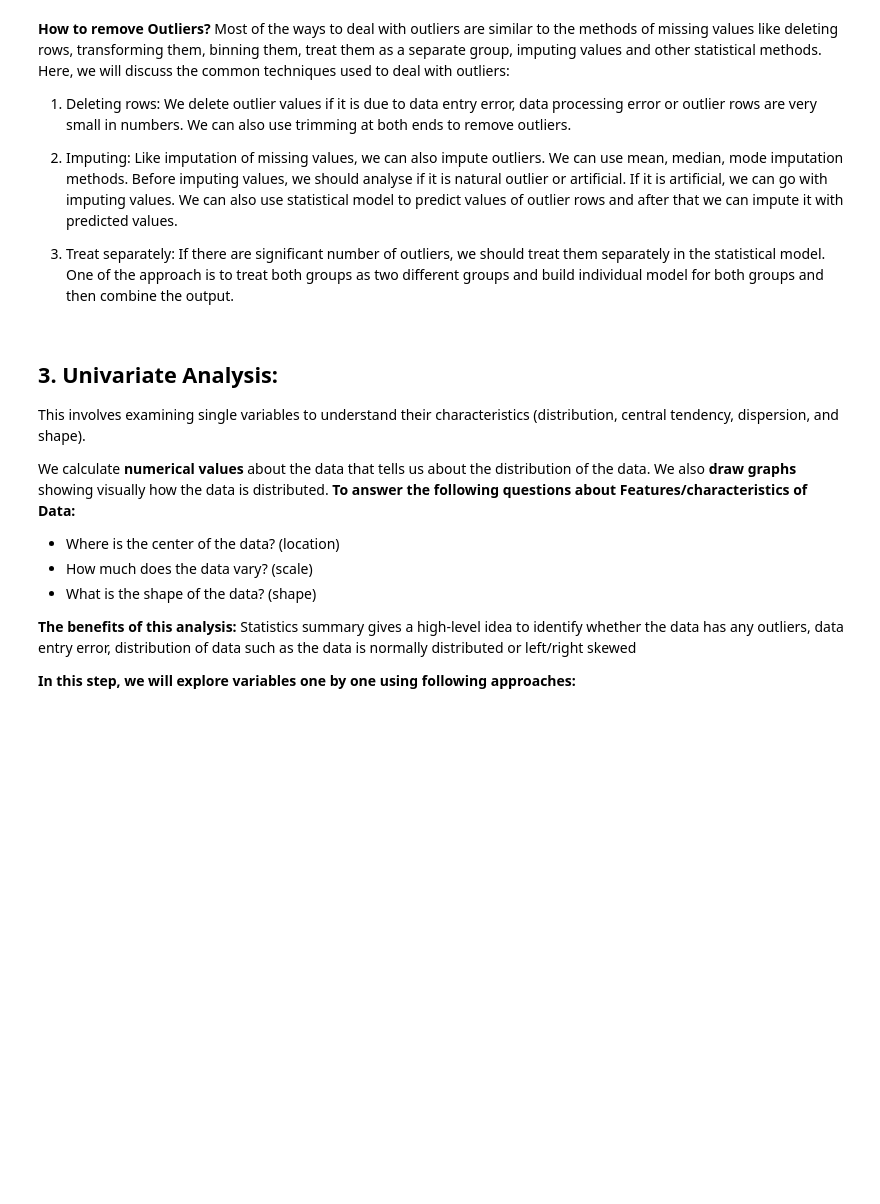
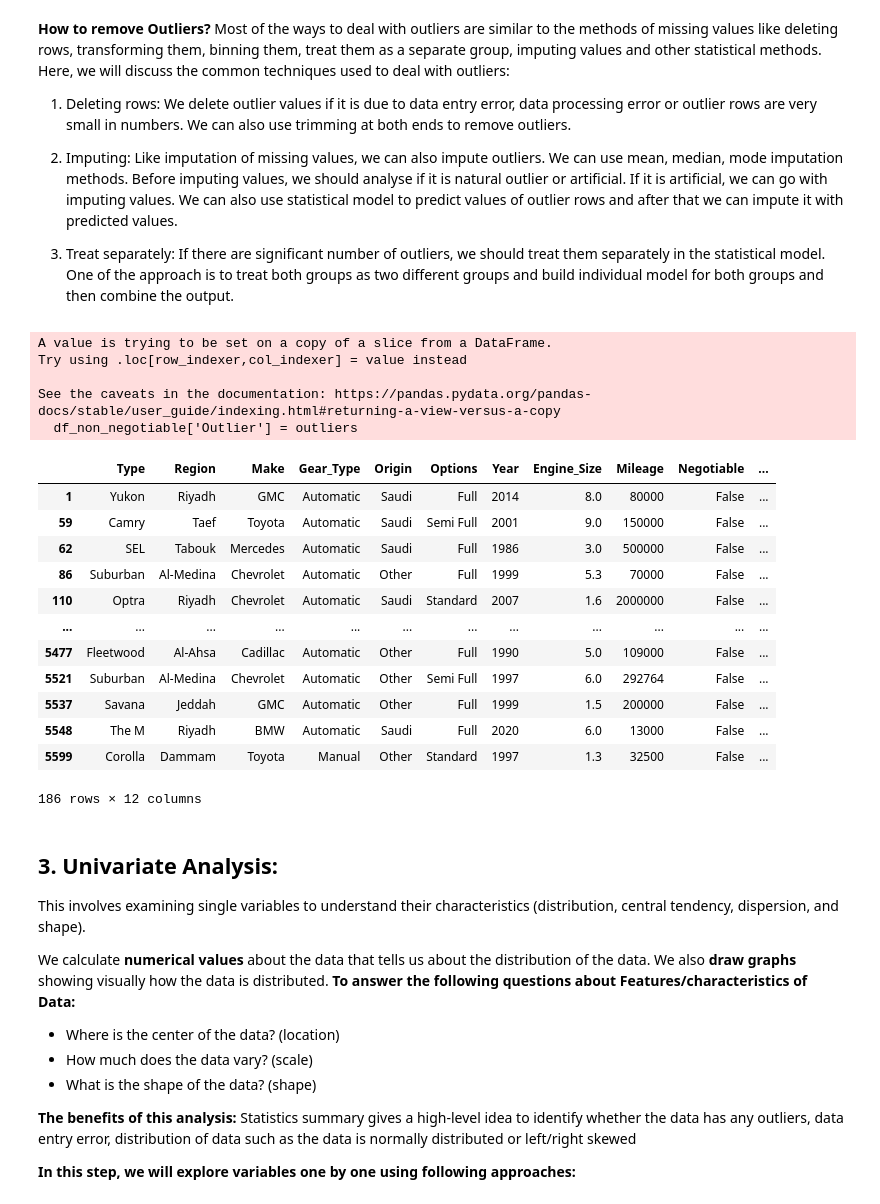
Before and after one commit to ghadaMhammed/Usecase-4, a Jupyter notebook: EDA explain template.ipynb, the cells around one changed output. Cells and saved outputs as stored; diff of their text form; code cells hidden in the pictures; blank space fills up the shorter version.

```diff
--- a/EDA explain template.ipynb
+++ b/EDA explain template.ipynb
@@ -280,3 +216,9 @@ To avoid:
+# %%
+# Filter the dataframe to get non-negotiable cars
+df_non_negotiable = df[df['Negotiable'] == False]
+
+# Filter the dataframe to get negotiable cars
+df_negotiable = df[df['Negotiable'] == True]
 # %% [markdown]
 ### Correcting errors
 
@@ -294,6 +236,48 @@ Most of the ways to deal with outliers are similar to the methods of missing val
 2. Imputing: Like imputation of missing values, we can also impute outliers. We can use mean, median, mode imputation methods. Before imputing values, we should analyse if it is natural outlier or artificial. If it is artificial, we can go with imputing values. We can also use statistical model to predict values of outlier rows and after that we can impute it with predicted values.
 
 3. Treat separately: If there are significant number of outliers, we should treat them separately in the statistical model. One of the approach is to treat both groups as two different groups and build individual model for both groups and then combine the output.
+# %%
+# NOTE : IDK IF THIS IS THE RIGHT WAY TO DO IT, IF NOT, PLEASE IGNORE THIS PART, AND TELL ME PLEASE
+# I DIDN'T DO AN ACTION TO THESE OUTLIERS, I JUST DETECTED THEM
+
+# Check outliers
+df_num_columns = df_negotiable.select_dtypes(include=['number']).columns
+
+# Calculate Z-scores for the numeric columns
+z_scores = zscore(df_non_negotiable[df_num_columns])
+
+# Set a threshold for outliers
+threshold = 3
+
+# Detect outliers where any Z-score exceeds the threshold
+outliers = (np.abs(z_scores) > threshold).any(axis=1)
+
+# Create a new column 'Outlier' in the original dataframe
+df_non_negotiable['Outlier'] = outliers
+
+# Display rows where 'Outlier' is True
+outliers_detected = df_non_negotiable[df_non_negotiable['Outlier']]
+
+outliers_detected
+# %% [output]
+A value is trying to be set on a copy of a slice from a DataFrame.
+Try using .loc[row_indexer,col_indexer] = value instead
+
+See the caveats in the documentation: https://pandas.pydata.org/pandas-docs/stable/user_guide/indexing.html#returning-a-view-versus-a-copy
+  df_non_negotiable['Outlier'] = outliers
+|  | Type | Region | Make | Gear_Type | Origin | Options | Year | Engine_Size | Mileage | Negotiable | ... |
+| 1 | Yukon | Riyadh | GMC | Automatic | Saudi | Full | 2014 | 8.0 | 80000 | False | ... |
+| 59 | Camry | Taef | Toyota | Automatic | Saudi | Semi Full | 2001 | 9.0 | 150000 | False | ... |
+| 62 | SEL | Tabouk | Mercedes | Automatic | Saudi | Full | 1986 | 3.0 | 500000 | False | ... |
+| 86 | Suburban | Al-Medina | Chevrolet | Automatic | Other | Full | 1999 | 5.3 | 70000 | False | ... |
+| 110 | Optra | Riyadh | Chevrolet | Automatic | Saudi | Standard | 2007 | 1.6 | 2000000 | False | ... |
+| ... | ... | ... | ... | ... | ... | ... | ... | ... | ... | ... | ... |
+| 5477 | Fleetwood | Al-Ahsa | Cadillac | Automatic | Other | Full | 1990 | 5.0 | 109000 | False | ... |
+| 5521 | Suburban | Al-Medina | Chevrolet | Automatic | Other | Semi Full | 1997 | 6.0 | 292764 | False | ... |
+| 5537 | Savana | Jeddah | GMC | Automatic | Other | Full | 1999 | 1.5 | 200000 | False | ... |
+| 5548 | The M | Riyadh | BMW | Automatic | Saudi | Full | 2020 | 6.0 | 13000 | False | ... |
+| 5599 | Corolla | Dammam | Toyota | Manual | Other | Standard | 1997 | 1.3 | 32500 | False | ... |
+186 rows × 12 columns
 # %% [markdown]
 ## 3. Univariate Analysis:
 
```
Also changed, not shown: parts of 13 cells of this notebook.
